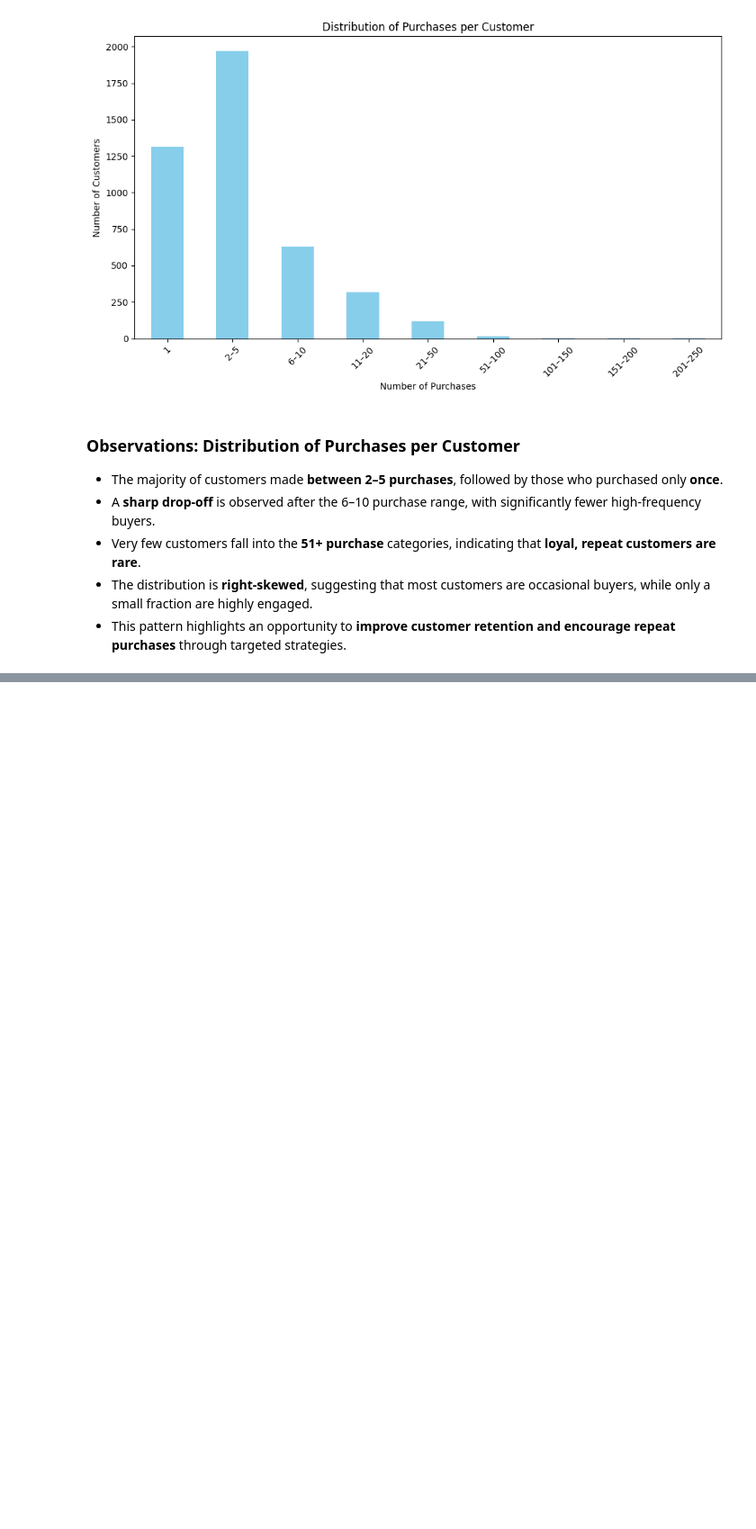
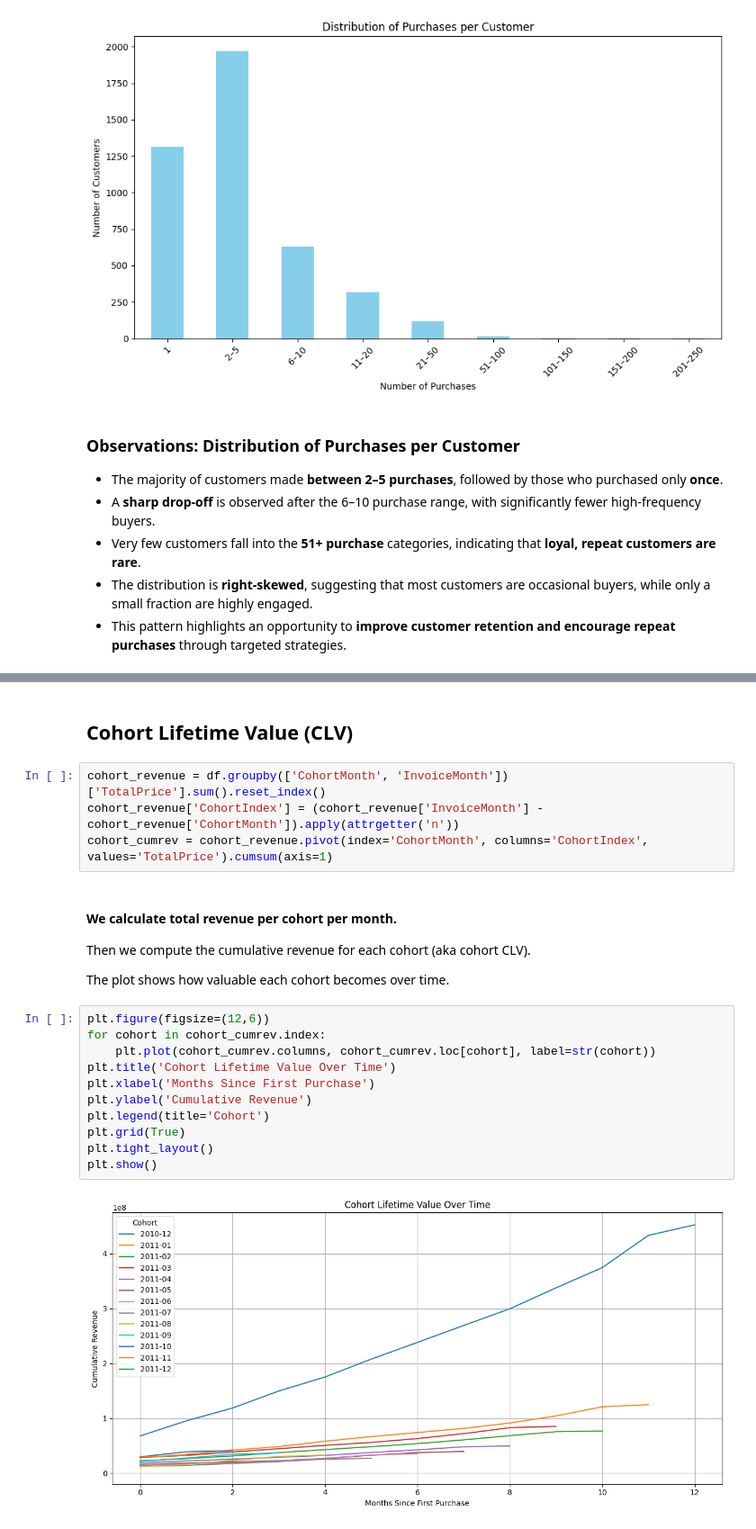
Before and after one commit to smksean/EShop-pro-cohort-analys, a Jupyter notebook: notebooks/Cohort-analysis.ipynb, the cells around one changed output, grey strips where cells are left out. Shown at 90% size. Cells and saved outputs as stored; diff of their text form; blank space fills up the shorter version.

```diff
--- a/notebooks/Cohort-analysis.ipynb
+++ b/notebooks/Cohort-analysis.ipynb
@@ -207,0 +282,25 @@ plt.show()
+# %% [markdown]
+## Cohort Lifetime Value (CLV)
+# %%
+cohort_revenue = df.groupby(['CohortMonth', 'InvoiceMonth'])['TotalPrice'].sum().reset_index()
+cohort_revenue['CohortIndex'] = (cohort_revenue['InvoiceMonth'] - cohort_revenue['CohortMonth']).apply(attrgetter('n'))
+cohort_cumrev = cohort_revenue.pivot(index='CohortMonth', columns='CohortIndex', values='TotalPrice').cumsum(axis=1)
+# %% [markdown]
+#### We calculate total revenue per cohort per month.
+
+Then we compute the cumulative revenue for each cohort (aka cohort CLV).
+
+The plot shows how valuable each cohort becomes over time.
+# %%
+plt.figure(figsize=(12,6))
+for cohort in cohort_cumrev.index:
+    plt.plot(cohort_cumrev.columns, cohort_cumrev.loc[cohort], label=str(cohort))
+plt.title('Cohort Lifetime Value Over Time')
+plt.xlabel('Months Since First Purchase')
+plt.ylabel('Cumulative Revenue')
+plt.legend(title='Cohort')
+plt.grid(True)
+plt.tight_layout()
+plt.show()
+# %% [output]
+[figure, added]
```
Also changed, not shown: parts of 36 cells of this notebook, 7 other files.
